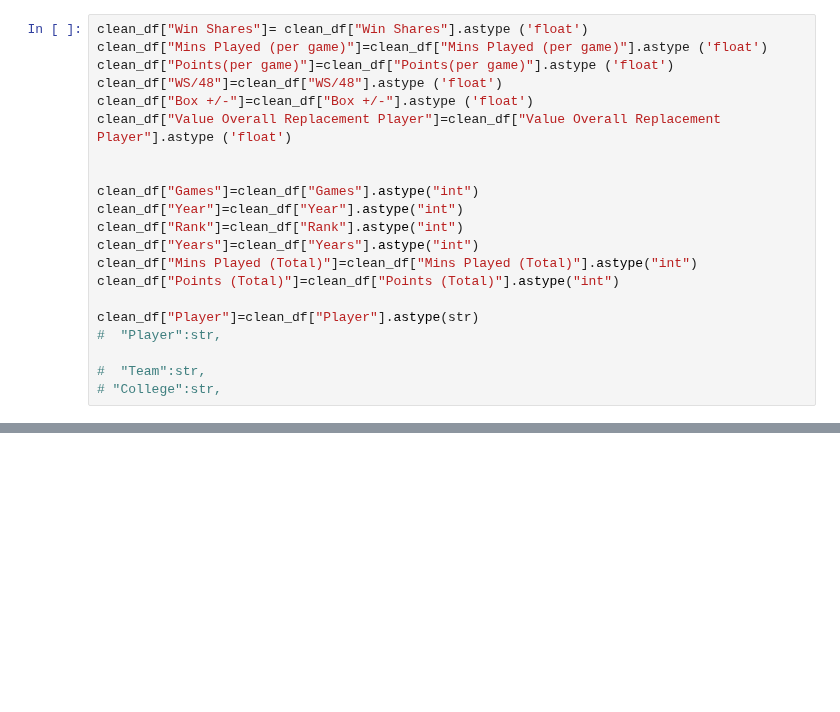
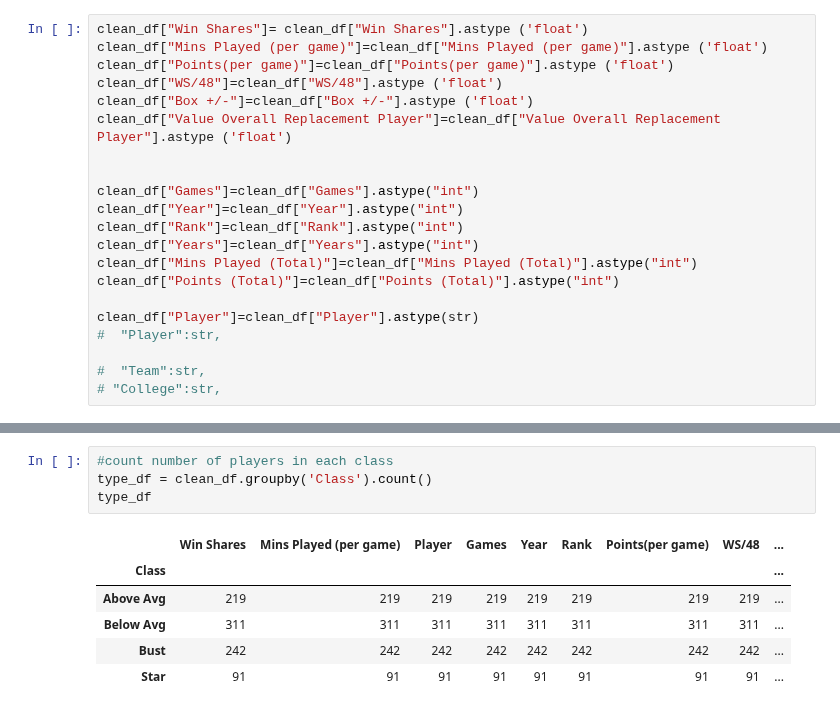
Before and after one commit to woodfin8/Draft_Machine, a Jupyter notebook: NBA.ipynb, the cells around one changed output, grey strips where cells are left out. Saved outputs shown, nothing was run; the diff lists cells and outputs as text; blank space fills up the shorter version.

```diff
--- a/NBA.ipynb
+++ b/NBA.ipynb
@@ -267,0 +294,11 @@ clean_df.describe()
+# %%
+#count number of players in each class
+type_df = clean_df.groupby('Class').count()
+type_df
+# %% [output]
+|  | Win Shares | Mins Played (per game) | Player | Games | Year | Rank | Points(per game) | WS/48 | ... |
+| Class |  |  |  |  |  |  |  |  | ... |
+| Above Avg | 219 | 219 | 219 | 219 | 219 | 219 | 219 | 219 | ... |
+| Below Avg | 311 | 311 | 311 | 311 | 311 | 311 | 311 | 311 | ... |
+| Bust | 242 | 242 | 242 | 242 | 242 | 242 | 242 | 242 | ... |
+| Star | 91 | 91 | 91 | 91 | 91 | 91 | 91 | 91 | ... |
```
Also changed, not shown: parts of 20 cells of this notebook, 1 other file.
